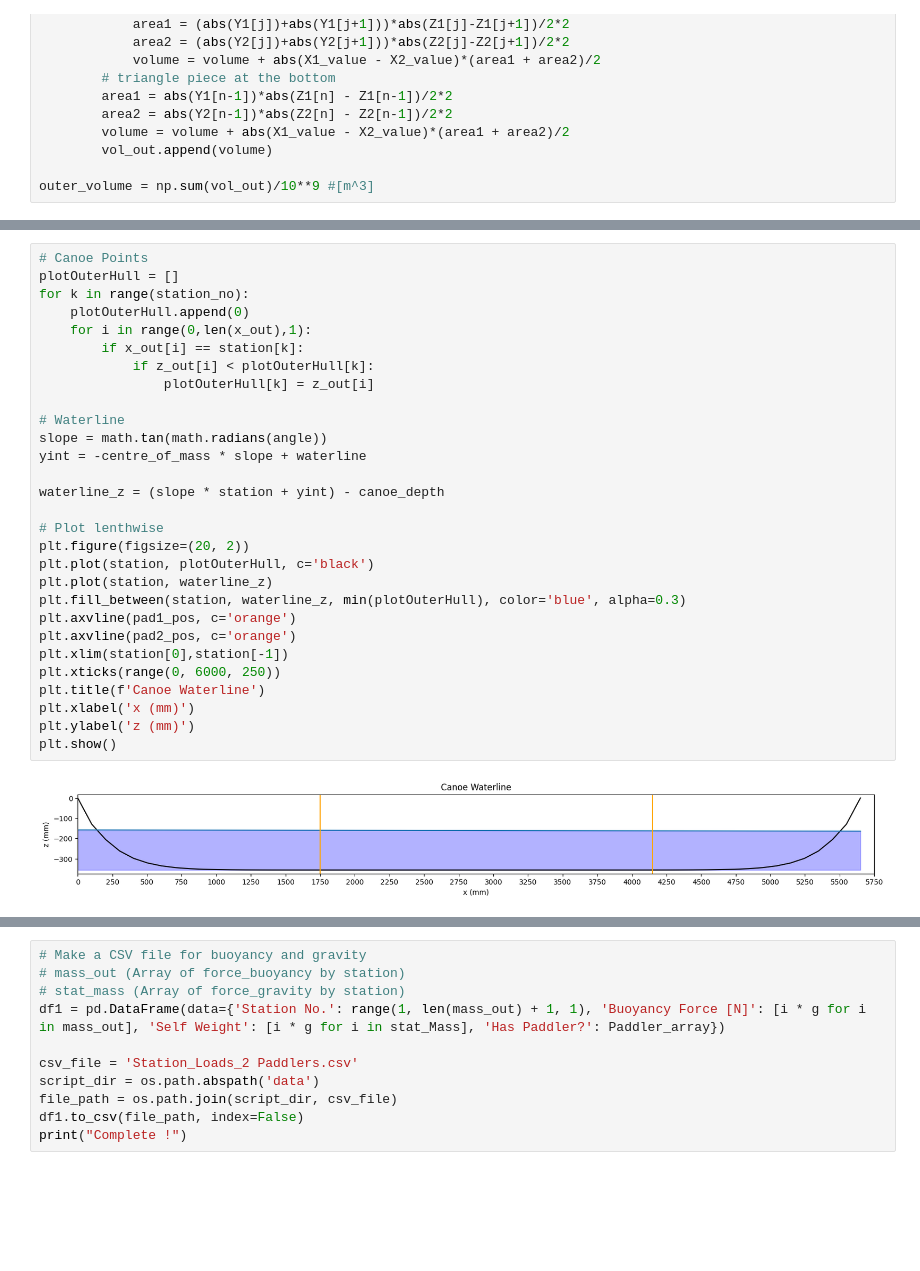
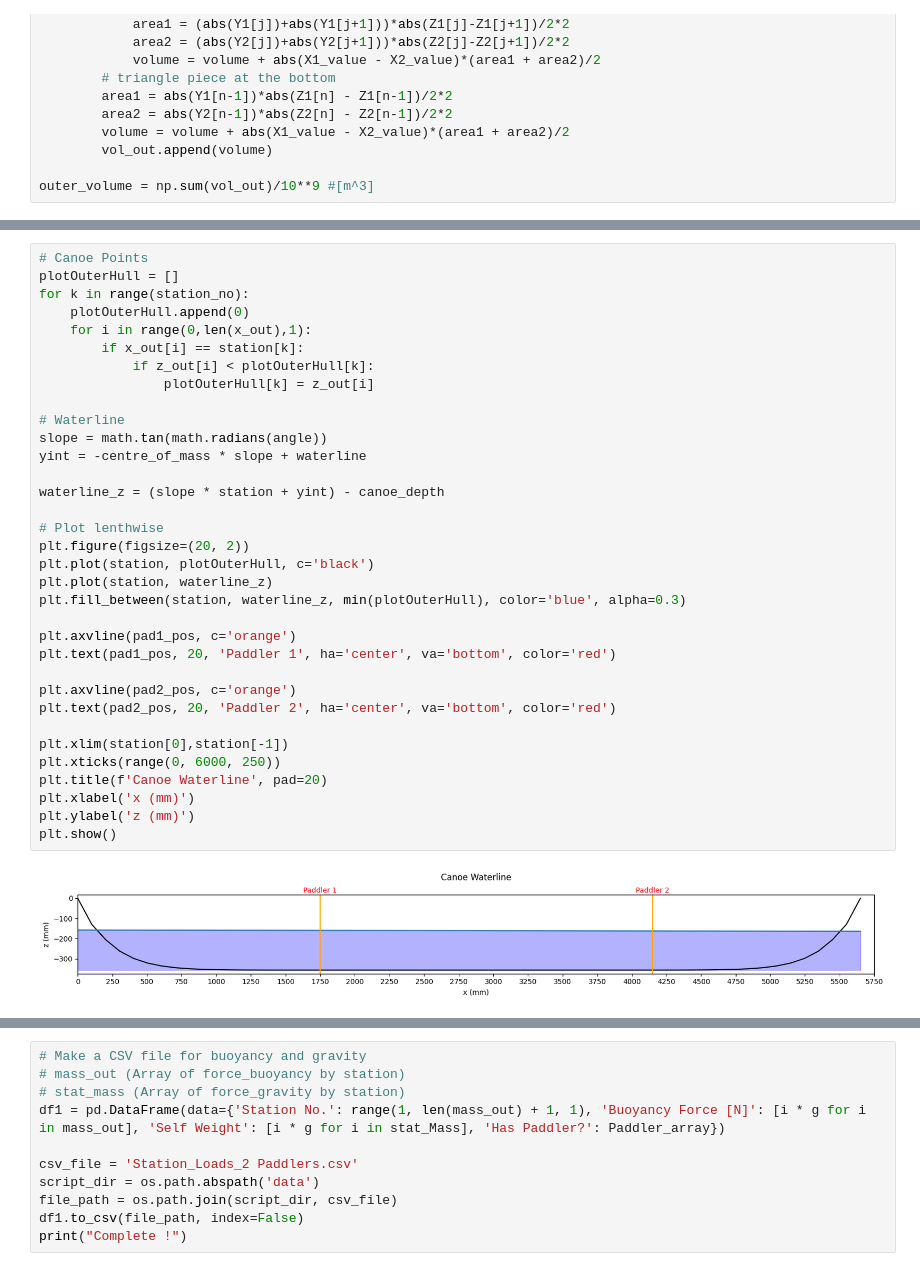
Before and after one commit to UWaterlooConcreteCanoe/Structural_Analysis, a Jupyter notebook: Longitudinal Analysis_2 Paddler.ipynb, the cells around one changed output, grey strips where cells are left out. Cells and saved outputs as stored; diff of their text form; blank space fills up the shorter version.

Commit message:
Improved algorithm and updated UI code for 2 paddler

```diff
--- a/Longitudinal Analysis_2 Paddler.ipynb
+++ b/Longitudinal Analysis_2 Paddler.ipynb
@@ -396,34 +622,39 @@ The angle of the canoe is  -0.06314484355211485
 # %%
 # Canoe Points
 plotOuterHull = []
 for k in range(station_no):
     plotOuterHull.append(0)
     for i in range(0,len(x_out),1):
         if x_out[i] == station[k]:
             if z_out[i] < plotOuterHull[k]:
                 plotOuterHull[k] = z_out[i]
 
 # Waterline
 slope = math.tan(math.radians(angle))
 yint = -centre_of_mass * slope + waterline
 
 waterline_z = (slope * station + yint) - canoe_depth
 
 # Plot lenthwise
 plt.figure(figsize=(20, 2))
 plt.plot(station, plotOuterHull, c='black')
 plt.plot(station, waterline_z)
 plt.fill_between(station, waterline_z, min(plotOuterHull), color='blue', alpha=0.3)
+
 plt.axvline(pad1_pos, c='orange')
+plt.text(pad1_pos, 20, 'Paddler 1', ha='center', va='bottom', color='red')
+
 plt.axvline(pad2_pos, c='orange')
+plt.text(pad2_pos, 20, 'Paddler 2', ha='center', va='bottom', color='red')
+
 plt.xlim(station[0],station[-1])
 plt.xticks(range(0, 6000, 250))
-plt.title(f'Canoe Waterline')
+plt.title(f'Canoe Waterline', pad=20)
 plt.xlabel('x (mm)')
 plt.ylabel('z (mm)')
 plt.show()
 # %% [output]
-[figure, old version]
+[figure, new version]
 # %%
 plt.plot(x,shear)
 plt.title('Shear Force Diagram')
```
Also changed, not shown: parts of 7 cells of this notebook, 24 other files.
